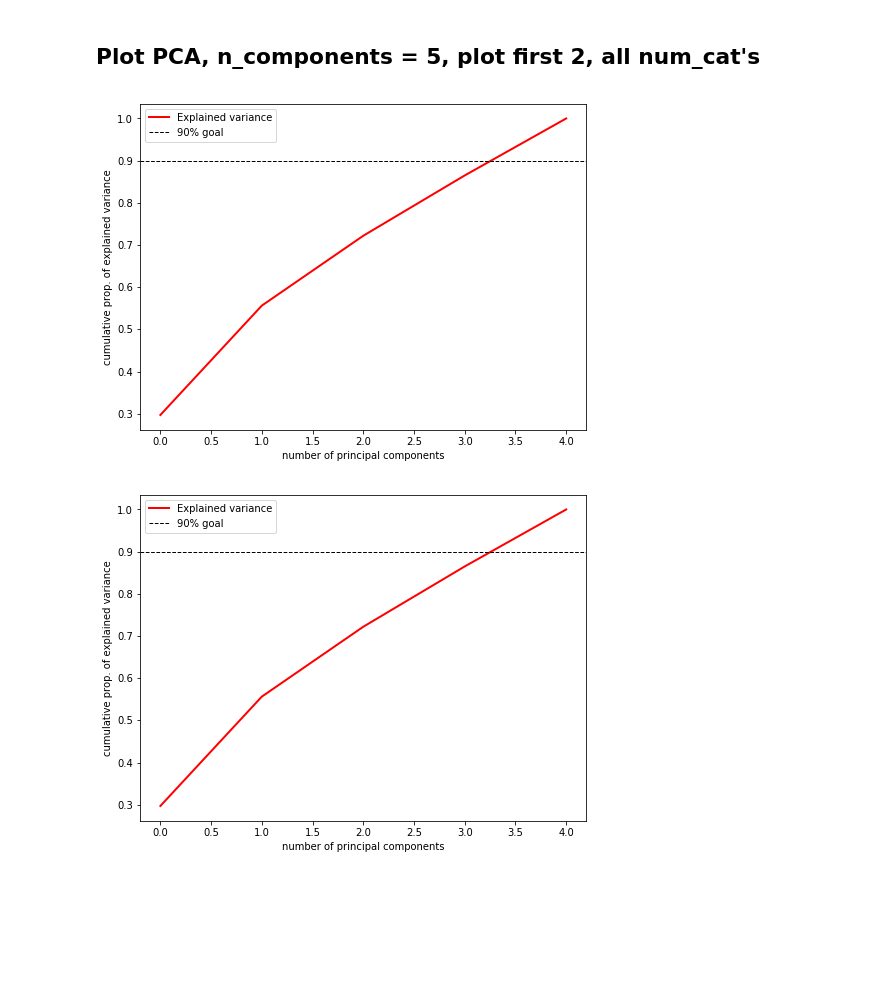
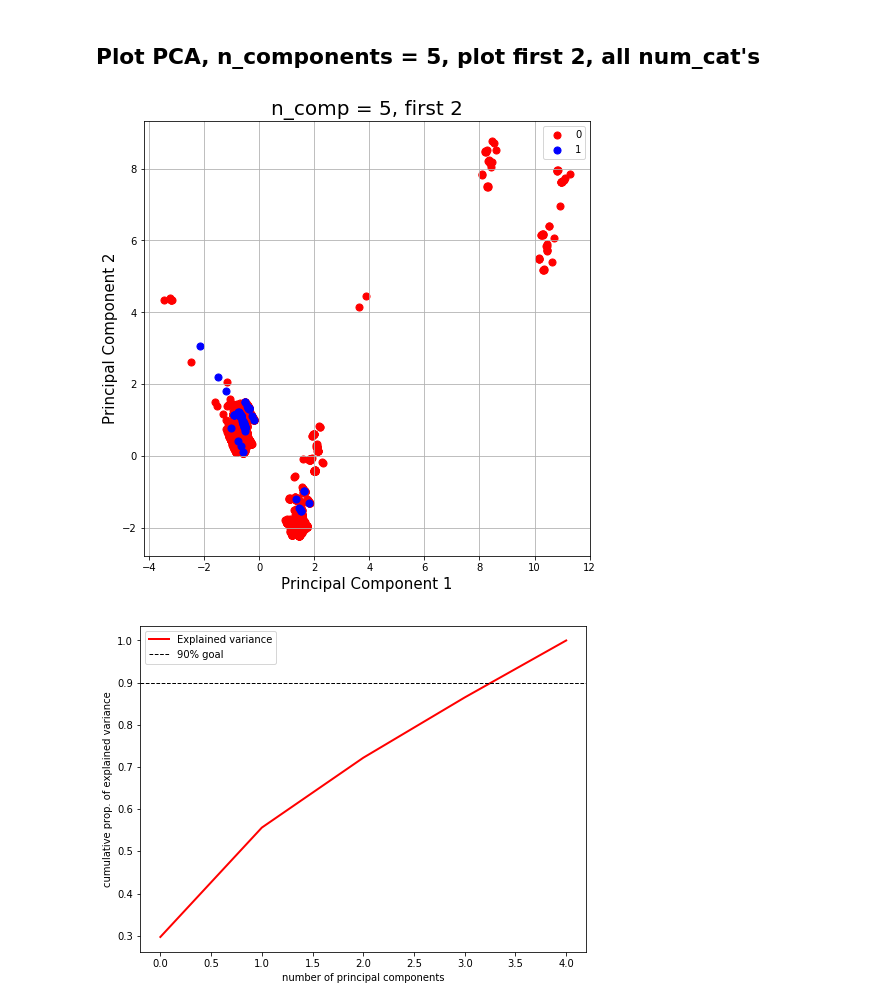
Before and after one commit to sbpforward/Airbnb-Criminal-Clusters, a Jupyter notebook: notebooks/PCA-Kmeans.ipynb, the cells around one changed output. Saved outputs shown, nothing was run; the diff lists cells and outputs as text; code cells hidden in the pictures; blank space fills up the shorter version.

Commit message:
update images in folder and README

```diff
--- a/notebooks/PCA-Kmeans.ipynb
+++ b/notebooks/PCA-Kmeans.ipynb
@@ -160,57 +138,46 @@ df.loc[[2987]]
 # %%
 features = ['price', 'minimum_nights', 'maximum_nights','review_scores_rating',
             'host_loc_denver', 'needs_license','room_type_Entire home/apt',
             'room_type_Private room','room_type_Shared room', 'current_license',
             'list_loc_denver']
 
 # Separating out the feature
 x = few_categorical_df.loc[:, features].values
 
 # Separating out the target
 y = df.loc[:,['is_violating']].values
 
 # Standardizing the features
 x = StandardScaler().fit_transform(x)
 
 pca = PCA(n_components=5)
 
 few_principalComponents = pca.fit_transform(x)
 
-# principalDf = pd.DataFrame(data = few_principalComponents
-#              , columns = ['principal component 1', 'principal component 2',
-#                           'principal component 3', 'principal component 4',
-#                           'principal component 5'])
+principalDf = pd.DataFrame(data = few_principalComponents
+             , columns = ['principal component 1', 'principal component 2',
+                          'principal component 3', 'principal component 4',
+                          'principal component 5'])
 
-# few_pcaDf = pd.concat([principalDf, df[['is_violating']]], axis = 1)
+few_pcaDf = pd.concat([principalDf, df[['is_violating']]], axis = 1)
 
-# fig = plt.figure(figsize = (8,8))
-# ax = fig.add_subplot(1,1,1)
-# ax.set_xlabel('Principal Component 1', fontsize = 15)
-# ax.set_ylabel('Principal Component 2', fontsize = 15)
-# ax.set_title('n_comp = 5, first 2', fontsize = 20)
-# targets = [0,1]
-# colors = ['r', 'b']
-# for target, color in zip(targets,colors):
-#     indicesToKeep = few_pcaDf['is_violating'] == target
-#     ax.scatter(few_pcaDf.loc[indicesToKeep, 'principal component 1']
-#                , few_pcaDf.loc[indicesToKeep, 'principal component 2']
-#                , c = color
-#                , s = 50)
-# ax.legend(targets)
-# ax.grid()
-
-total_variance = np.sum(pca.explained_variance_)
-cum_variance = np.cumsum(pca.explained_variance_)
-prop_var_expl = cum_variance/total_variance
-
-fig, ax = plt.subplots(figsize=(8,6))
-ax.plot(prop_var_expl, color='red', linewidth=2, label='Explained variance')
-ax.axhline(0.9, label='90% goal', linestyle='--', color="black", linewidth=1)
-ax.set_ylabel('cumulative prop. of explained variance')
-ax.set_xlabel('number of principal components')
-ax.legend();
+fig = plt.figure(figsize = (8,8))
+ax = fig.add_subplot(1,1,1)
+ax.set_xlabel('Principal Component 1', fontsize = 15)
+ax.set_ylabel('Principal Component 2', fontsize = 15)
+ax.set_title('n_comp = 5, first 2', fontsize = 20)
+targets = [0,1]
+colors = ['r', 'b']
+for target, color in zip(targets,colors):
+    indicesToKeep = few_pcaDf['is_violating'] == target
+    ax.scatter(few_pcaDf.loc[indicesToKeep, 'principal component 1']
+               , few_pcaDf.loc[indicesToKeep, 'principal component 2']
+               , c = color
+               , s = 50)
+ax.legend(targets)
+ax.grid()
 # %% [output]
-[figure, old version]
+[figure, new version]
 # %%
 total_variance = np.sum(pca.explained_variance_)
 cum_variance = np.cumsum(pca.explained_variance_)
```
Also changed, not shown: parts of 13 cells of this notebook, 8 other files.
